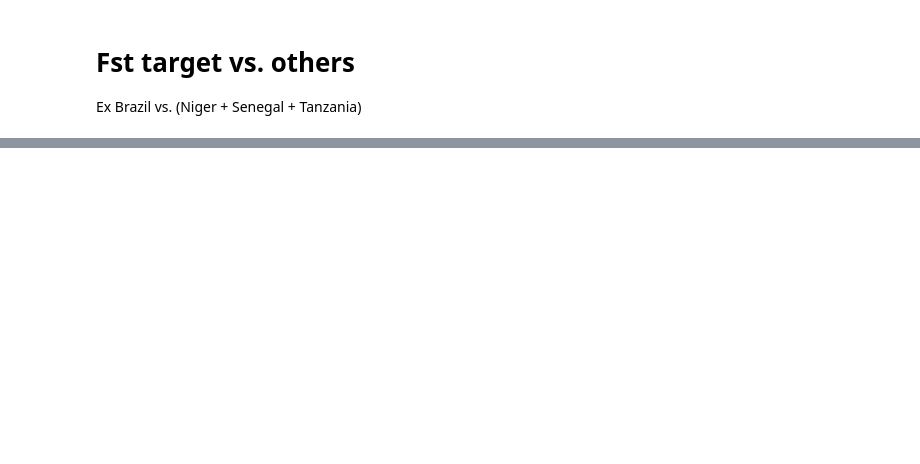
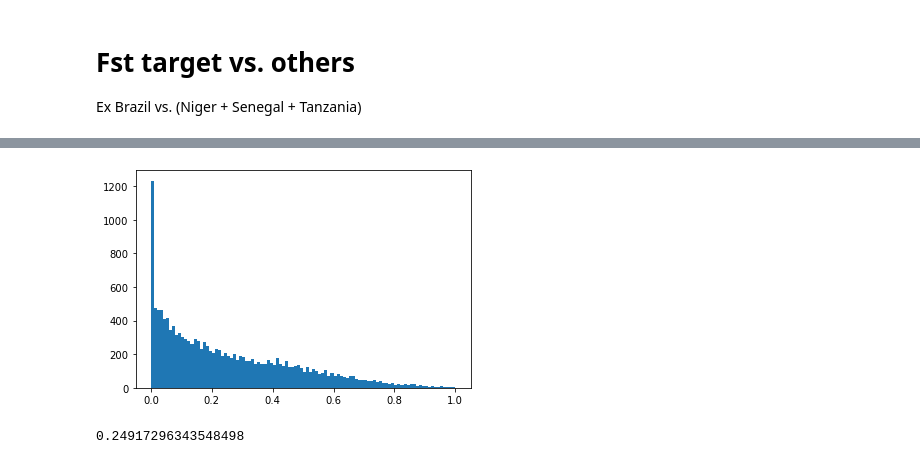
Before and after one commit to nealplatt/sch_man_nwinvasion, a Jupyter notebook: notebooks/estimate_pi_td_theta_ne_fst.ipynb, the cells around one changed output, grey strips where cells are left out. Drawn from its saved outputs; the diff is of its cells as text; code cells hidden in the pictures; blank space fills up the shorter version.

```diff
--- a/notebooks/estimate_pi_td_theta_ne_fst.ipynb
+++ b/notebooks/estimate_pi_td_theta_ne_fst.ipynb
@@ -738,9 +681,6 @@ mean TD tanzania = -0.739016026493962; n n=2348
 Ex Brazil vs. (Niger + Senegal + Tanzania)
 # %%
 fst_dfs=defaultdict(lambda: pd.DataFrame(columns=["fst", "start", "stop", "n_snps", "chrom"]))
-
-fsts=defaultdict(lambda: [])
-
 
 #get all idxs for brazil, niger, senegal, and tanzania
 idxs=pop_idxs["brazil"] + pop_idxs["niger"] + pop_idxs["senegal"] + pop_idxs["tanzania"]
@@ -774,5 +714,8 @@ for pop in ['brazil', 'niger',  'senegal', 'tanzania']:
         #set negative fsts to 0
         fst_dfs[pop].loc[fst_dfs[pop]["fst"]<0, "fst"]=0
 
+        #reset index
+        fst_dfs[pop]=fst_dfs[pop].reset_index(drop=True)
+
     #save df to a csv
     fst_dfs[pop].to_csv("results/fst_per_window/fsts_100kb_windows_{}.csv".format(pop), index=False, sep=",")
@@ -782,0 +752,14 @@ fst_dfs[pop]["fst"].max()
+# %%
+fst_dfs=defaultdict(lambda: pd.DataFrame())
+
+for pop in ["brazil", "senegal", "niger", "tanzania", "global"]:
+    fst_dfs[pop] = pd.read_csv("results/fst_per_window/fsts_100kb_windows_{}.csv".format(pop), sep=",")
+# %%
+plt.hist(fst_dfs["global"].dropna()["fst"], bins=100)
+plt.show()
+# %% [output]
+[figure, added]
+# %%
+fst_dfs["global"].dropna()["fst"].mean()
+# %% [output]
+0.24917296343548498
```
Also changed, not shown: parts of 31 cells of this notebook.
